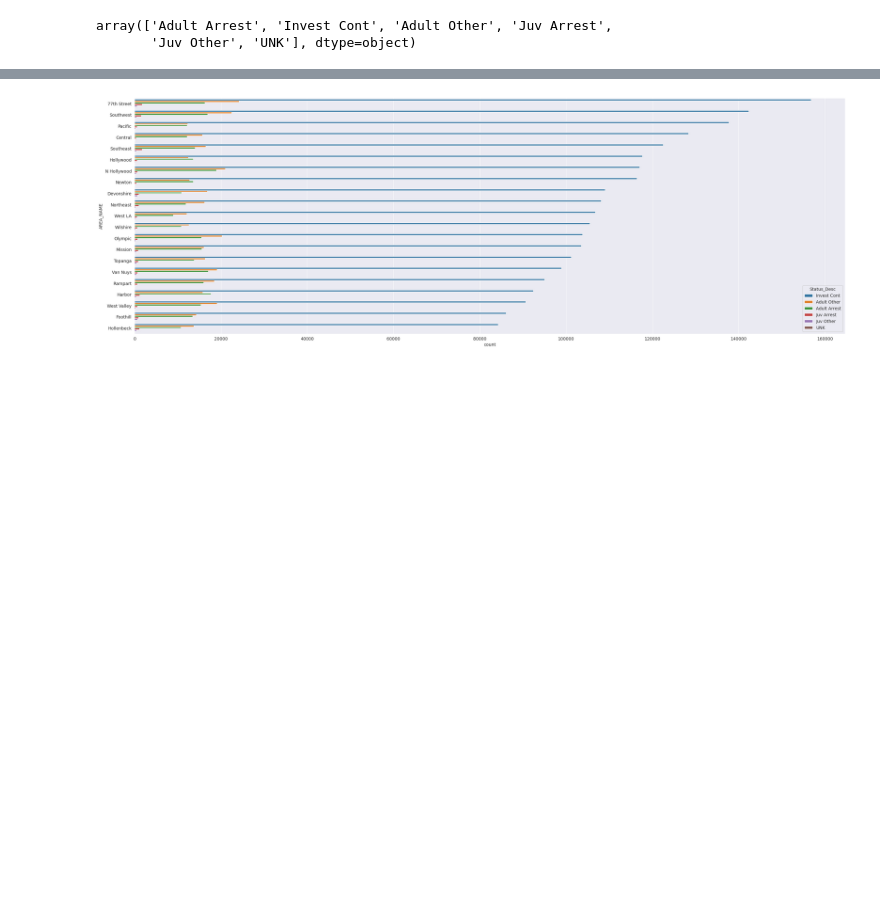
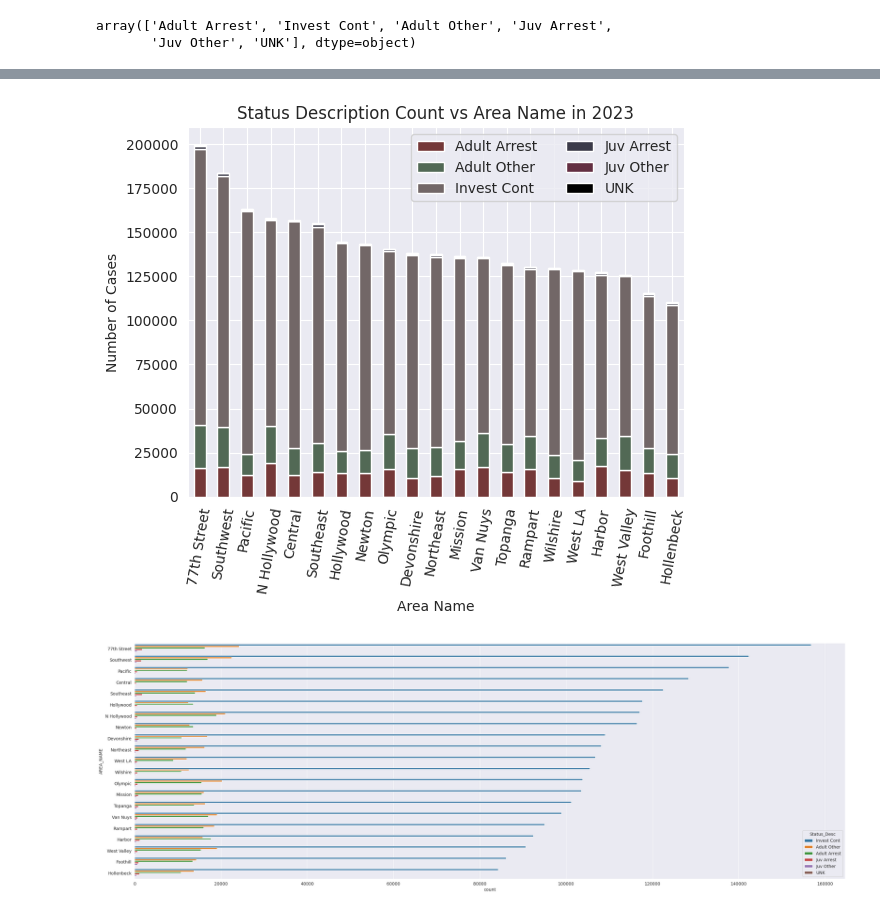
Before and after one commit to JunJul/dataRes-LACrime2022, a Jupyter notebook: LACrime.ipynb, the cells around one changed output, grey strips where cells are left out. Cells and saved outputs as stored; diff of their text form; code cells hidden in the pictures; blank space fills up the shorter version.

```diff
--- a/LACrime.ipynb
+++ b/LACrime.ipynb
@@ -144,0 +151,5 @@ area_statusDesc_countdf.head()
+# %%
+area_statusDesc_countdf2 = LACrime.groupby("AREA_NAME")["Status_Desc"].value_counts().unstack()
+area_statusDesc_countdf2["Total_Case"] = np.sum(area_statusDesc_countdf2, axis=1)
+area_statusDesc_countdf2 = area_statusDesc_countdf2.sort_values(by="Total_Case", ascending=False)
+area_statusDesc_countdf2.head()
@@ -145,3 +164,15 @@ area_statusDesc_countdf.head()
+# %%
+colors = ["#743838", "#526955", "#726767", "#3c3b49", "#632f42", "black"]
+
+area_statusDesc_countdf2.iloc[:, :6].plot.bar(stacked=True, color=colors)
+plt.legend(bbox_to_anchor = (1, 1), ncol = 2)
+plt.title("Status Description Count vs Area Name in 2023")
+plt.ylabel("Number of Cases")
+plt.xlabel("Area Name")
+plt.xticks(rotation=80)
+plt.show()
+# %% [output]
+[figure, added]
 # %%
 plt.figure(figsize=(30, 10))
 sns.barplot(data=area_statusDesc_countdf, x="count", y="AREA_NAME", hue="Status_Desc", orient="h")
```
Also changed, not shown: parts of 6 cells of this notebook.
